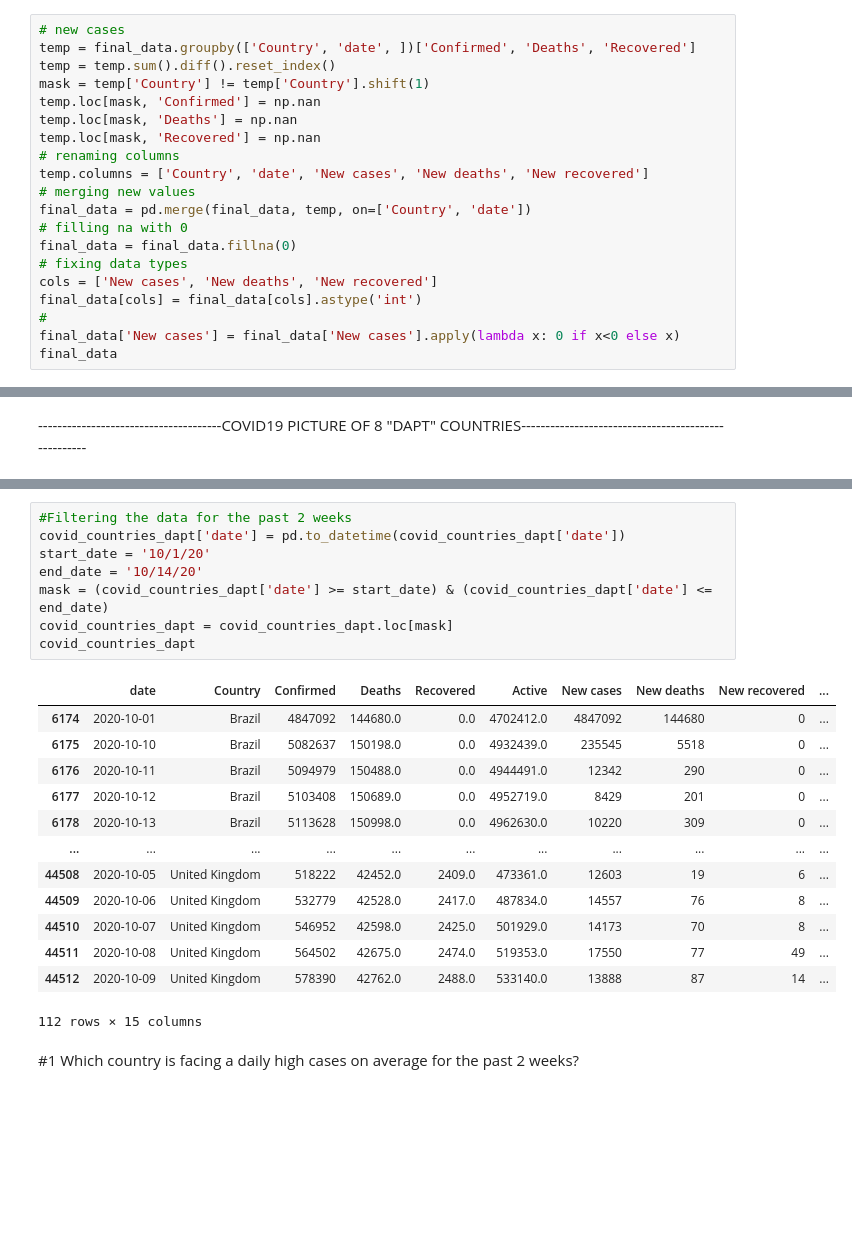
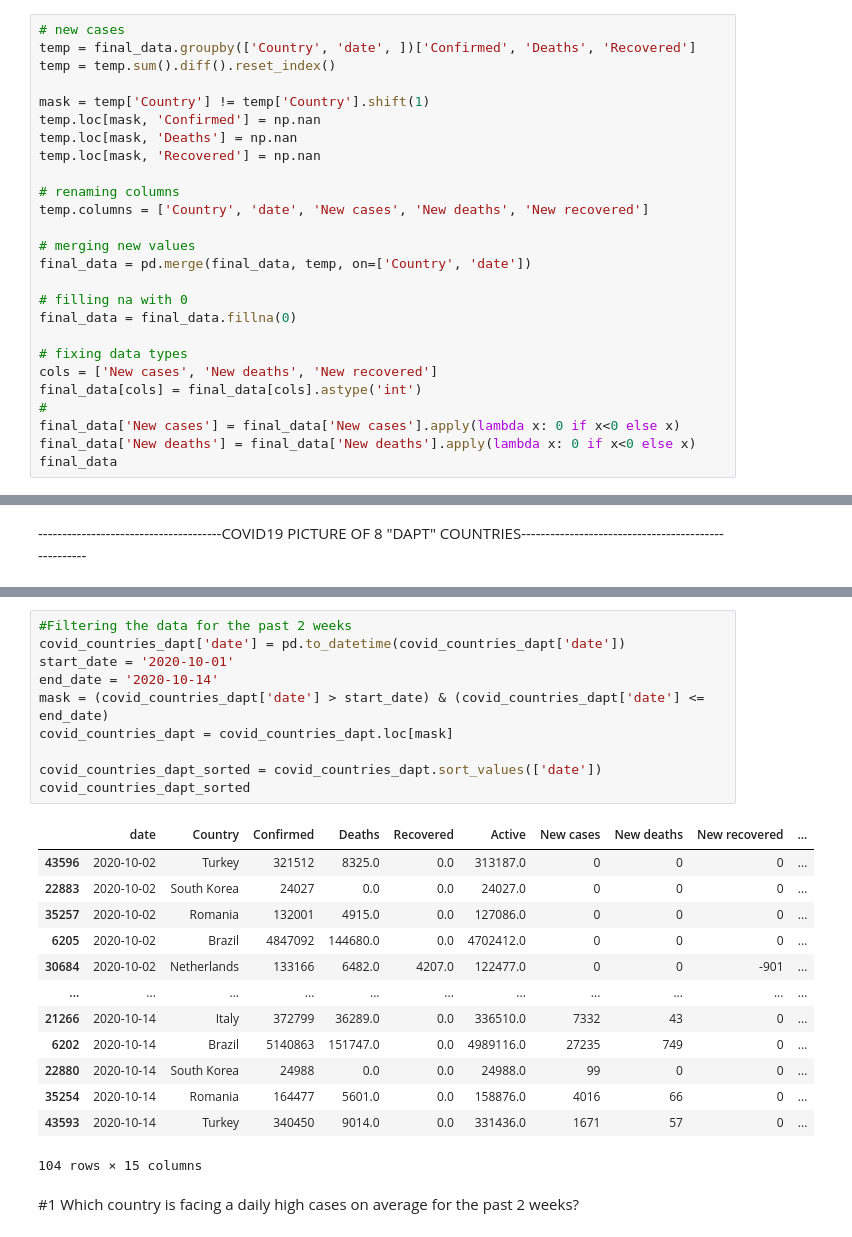
Before and after one commit to fjmutsters/covid19, a Jupyter notebook: Code/COVID_Cases_Analysis.ipynb, the cells around one changed output, grey strips where cells are left out. Drawn from its saved outputs; the diff is of its cells as text; blank space fills up the shorter version.

```diff
--- a/Code/COVID_Cases_Analysis.ipynb
+++ b/Code/COVID_Cases_Analysis.ipynb
@@ -273,21 +273,27 @@ Indexing with multiple keys (implicitly converted to a tuple of keys) will be de
 # new cases
 temp = final_data.groupby(['Country', 'date', ])['Confirmed', 'Deaths', 'Recovered']
 temp = temp.sum().diff().reset_index()
+
 mask = temp['Country'] != temp['Country'].shift(1)
 temp.loc[mask, 'Confirmed'] = np.nan
 temp.loc[mask, 'Deaths'] = np.nan
 temp.loc[mask, 'Recovered'] = np.nan
+
 # renaming columns
 temp.columns = ['Country', 'date', 'New cases', 'New deaths', 'New recovered']
+
 # merging new values
 final_data = pd.merge(final_data, temp, on=['Country', 'date'])
+
 # filling na with 0
 final_data = final_data.fillna(0)
+
 # fixing data types
 cols = ['New cases', 'New deaths', 'New recovered']
 final_data[cols] = final_data[cols].astype('int')
 #
 final_data['New cases'] = final_data['New cases'].apply(lambda x: 0 if x<0 else x)
+final_data['New deaths'] = final_data['New deaths'].apply(lambda x: 0 if x<0 else x)
 final_data
 # %% [output]
 Indexing with multiple keys (implicitly converted to a tuple of keys) will be deprecated, use a list instead.
@@ -451,25 +466,27 @@ covid_countries_dapt.tail()
 # %%
 #Filtering the data for the past 2 weeks
 covid_countries_dapt['date'] = pd.to_datetime(covid_countries_dapt['date'])
-start_date = '10/1/20'
-end_date = '10/14/20'
-mask = (covid_countries_dapt['date'] >= start_date) & (covid_countries_dapt['date'] <= end_date)
+start_date = '2020-10-01'
+end_date = '2020-10-14'
+mask = (covid_countries_dapt['date'] > start_date) & (covid_countries_dapt['date'] <= end_date)
 covid_countries_dapt = covid_countries_dapt.loc[mask]
-covid_countries_dapt
+
+covid_countries_dapt_sorted = covid_countries_dapt.sort_values(['date'])
+covid_countries_dapt_sorted
 # %% [output]
 |  | date | Country | Confirmed | Deaths | Recovered | Active | New cases | New deaths | New recovered | ... |
-| 6174 | 2020-10-01 | Brazil | 4847092 | 144680.0 | 0.0 | 4702412.0 | 4847092 | 144680 | 0 | ... |
-| 6175 | 2020-10-10 | Brazil | 5082637 | 150198.0 | 0.0 | 4932439.0 | 235545 | 5518 | 0 | ... |
-| 6176 | 2020-10-11 | Brazil | 5094979 | 150488.0 | 0.0 | 4944491.0 | 12342 | 290 | 0 | ... |
-| 6177 | 2020-10-12 | Brazil | 5103408 | 150689.0 | 0.0 | 4952719.0 | 8429 | 201 | 0 | ... |
-| 6178 | 2020-10-13 | Brazil | 5113628 | 150998.0 | 0.0 | 4962630.0 | 10220 | 309 | 0 | ... |
+| 43596 | 2020-10-02 | Turkey | 321512 | 8325.0 | 0.0 | 313187.0 | 0 | 0 | 0 | ... |
+| 22883 | 2020-10-02 | South Korea | 24027 | 0.0 | 0.0 | 24027.0 | 0 | 0 | 0 | ... |
+| 35257 | 2020-10-02 | Romania | 132001 | 4915.0 | 0.0 | 127086.0 | 0 | 0 | 0 | ... |
+| 6205 | 2020-10-02 | Brazil | 4847092 | 144680.0 | 0.0 | 4702412.0 | 0 | 0 | 0 | ... |
+| 30684 | 2020-10-02 | Netherlands | 133166 | 6482.0 | 4207.0 | 122477.0 | 0 | 0 | -901 | ... |
 | ... | ... | ... | ... | ... | ... | ... | ... | ... | ... | ... |
-| 44508 | 2020-10-05 | United Kingdom | 518222 | 42452.0 | 2409.0 | 473361.0 | 12603 | 19 | 6 | ... |
-| 44509 | 2020-10-06 | United Kingdom | 532779 | 42528.0 | 2417.0 | 487834.0 | 14557 | 76 | 8 | ... |
-| 44510 | 2020-10-07 | United Kingdom | 546952 | 42598.0 | 2425.0 | 501929.0 | 14173 | 70 | 8 | ... |
-| 44511 | 2020-10-08 | United Kingdom | 564502 | 42675.0 | 2474.0 | 519353.0 | 17550 | 77 | 49 | ... |
-| 44512 | 2020-10-09 | United Kingdom | 578390 | 42762.0 | 2488.0 | 533140.0 | 13888 | 87 | 14 | ... |
+| 21266 | 2020-10-14 | Italy | 372799 | 36289.0 | 0.0 | 336510.0 | 7332 | 43 | 0 | ... |
+| 6202 | 2020-10-14 | Brazil | 5140863 | 151747.0 | 0.0 | 4989116.0 | 27235 | 749 | 0 | ... |
+| 22880 | 2020-10-14 | South Korea | 24988 | 0.0 | 0.0 | 24988.0 | 99 | 0 | 0 | ... |
+| 35254 | 2020-10-14 | Romania | 164477 | 5601.0 | 0.0 | 158876.0 | 4016 | 66 | 0 | ... |
+| 43593 | 2020-10-14 | Turkey | 340450 | 9014.0 | 0.0 | 331436.0 | 1671 | 57 | 0 | ... |
-112 rows × 15 columns
+104 rows × 15 columns
 # %% [markdown]
 #1 Which country is facing a daily high cases on average for the past 2 weeks?
 # %%
```
Also changed, not shown: parts of 26 cells of this notebook.
